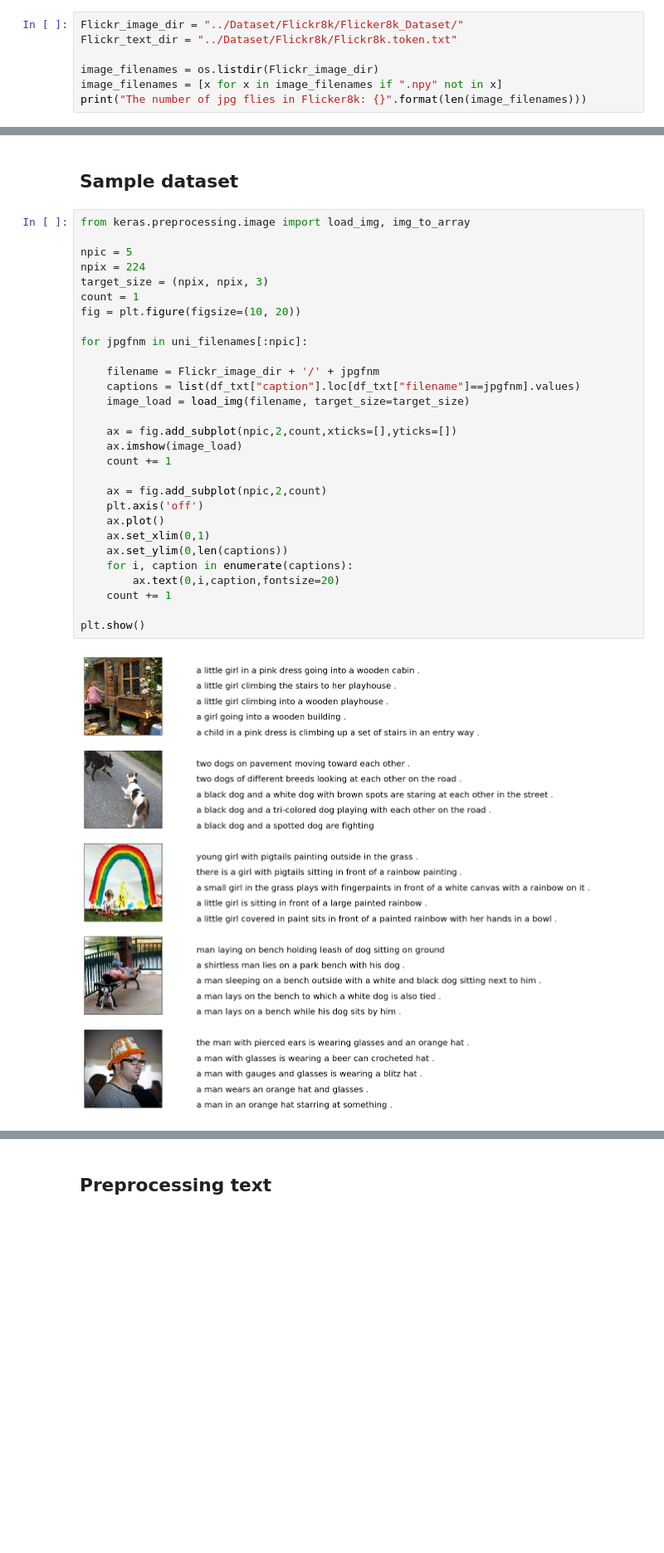
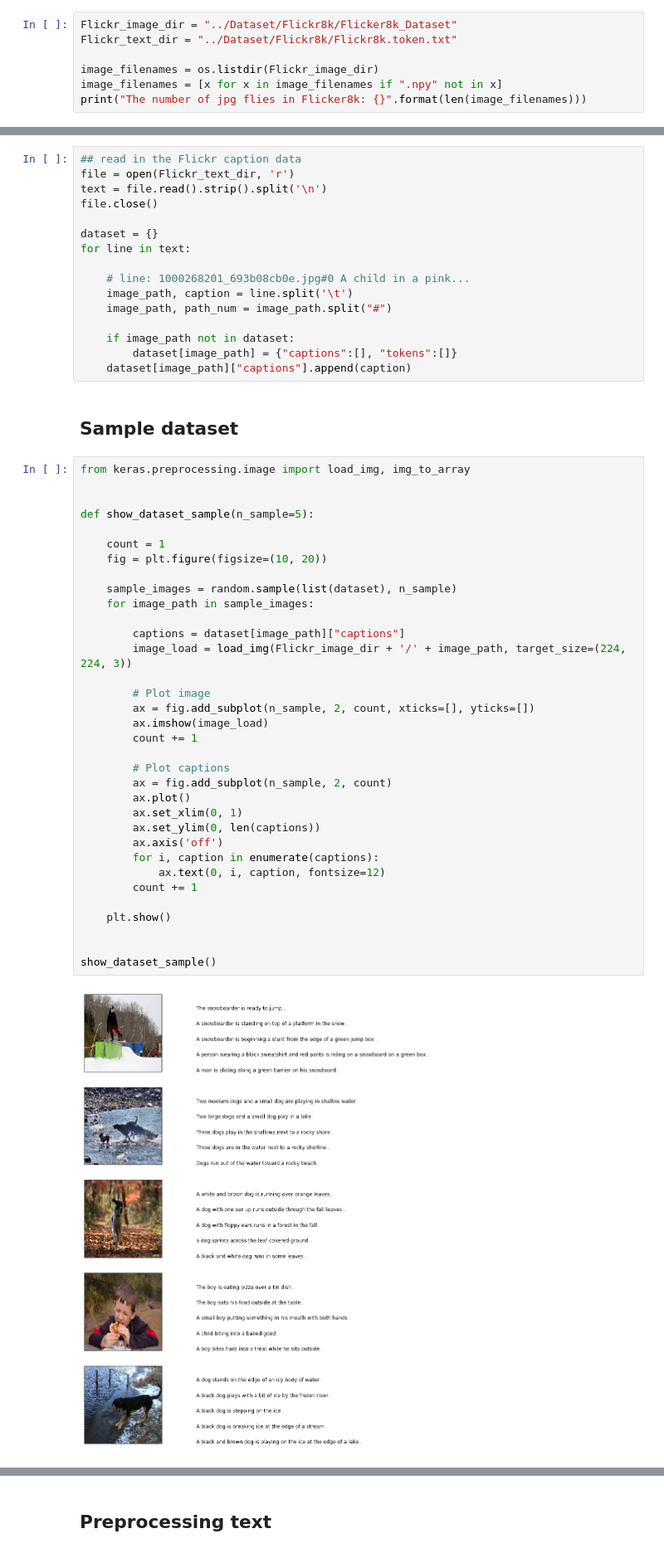
Before and after one commit to Jessinra/Image-Captioning-Lab-2, a Jupyter notebook: Captioning.ipynb, the cells around one changed output, grey strips where cells are left out. Shown at 83% size. Saved outputs shown, nothing was run; the diff lists cells and outputs as text; blank space fills up the shorter version.

```diff
--- a/Captioning.ipynb
+++ b/Captioning.ipynb
@@ -39,5 +57,5 @@ session = tf.compat.v1.Session(config=config)
 # %%
-Flickr_image_dir = "../Dataset/Flickr8k/Flicker8k_Dataset/"
+Flickr_image_dir = "../Dataset/Flickr8k/Flicker8k_Dataset"
 Flickr_text_dir = "../Dataset/Flickr8k/Flickr8k.token.txt"
 
 image_filenames = os.listdir(Flickr_image_dir)
@@ -69,33 +66,54 @@ The number of unique file names : 8091
+# %%
+## read in the Flickr caption data
+file = open(Flickr_text_dir, 'r')
+text = file.read().strip().split('\n')
+file.close()
+
+dataset = {}
+for line in text:
+
+    # line: 1000268201_693b08cb0e.jpg#0	A child in a pink...
+    image_path, caption = line.split('\t')
+    image_path, path_num = image_path.split("#")
+
+    if image_path not in dataset:
+        dataset[image_path] = {"captions":[], "tokens":[]}
+    dataset[image_path]["captions"].append(caption)
 # %% [markdown]
 ## Sample dataset
 # %%
 from keras.preprocessing.image import load_img, img_to_array
 
-npic = 5
-npix = 224
-target_size = (npix, npix, 3)
-count = 1
-fig = plt.figure(figsize=(10, 20))
 
-for jpgfnm in uni_filenames[:npic]:
+def show_dataset_sample(n_sample=5):
 
-    filename = Flickr_image_dir + '/' + jpgfnm
-    captions = list(df_txt["caption"].loc[df_txt["filename"]==jpgfnm].values)
-    image_load = load_img(filename, target_size=target_size)
+    count = 1
+    fig = plt.figure(figsize=(10, 20))
 
-    ax = fig.add_subplot(npic,2,count,xticks=[],yticks=[])
-    ax.imshow(image_load)
-    count += 1
+    sample_images = random.sample(list(dataset), n_sample)
+    for image_path in sample_images:
 
-    ax = fig.add_subplot(npic,2,count)
-    plt.axis('off')
-    ax.plot()
-    ax.set_xlim(0,1)
-    ax.set_ylim(0,len(captions))
-    for i, caption in enumerate(captions):
-        ax.text(0,i,caption,fontsize=20)
-    count += 1
+        captions = dataset[image_path]["captions"]
+        image_load = load_img(Flickr_image_dir + '/' + image_path, target_size=(224, 224, 3))
 
-plt.show()
+        # Plot image
+        ax = fig.add_subplot(n_sample, 2, count, xticks=[], yticks=[])
+        ax.imshow(image_load)
+        count += 1
+
+        # Plot captions
+        ax = fig.add_subplot(n_sample, 2, count)
+        ax.plot()
+        ax.set_xlim(0, 1)
+        ax.set_ylim(0, len(captions))
+        ax.axis('off')
+        for i, caption in enumerate(captions):
+            ax.text(0, i, caption, fontsize=12)
+        count += 1
+
+    plt.show()
+
+
+show_dataset_sample()
 # %% [output]
-[figure, old version]
+[figure, new version]
```
Also changed, not shown: parts of 39 cells of this notebook, 2 other files.
